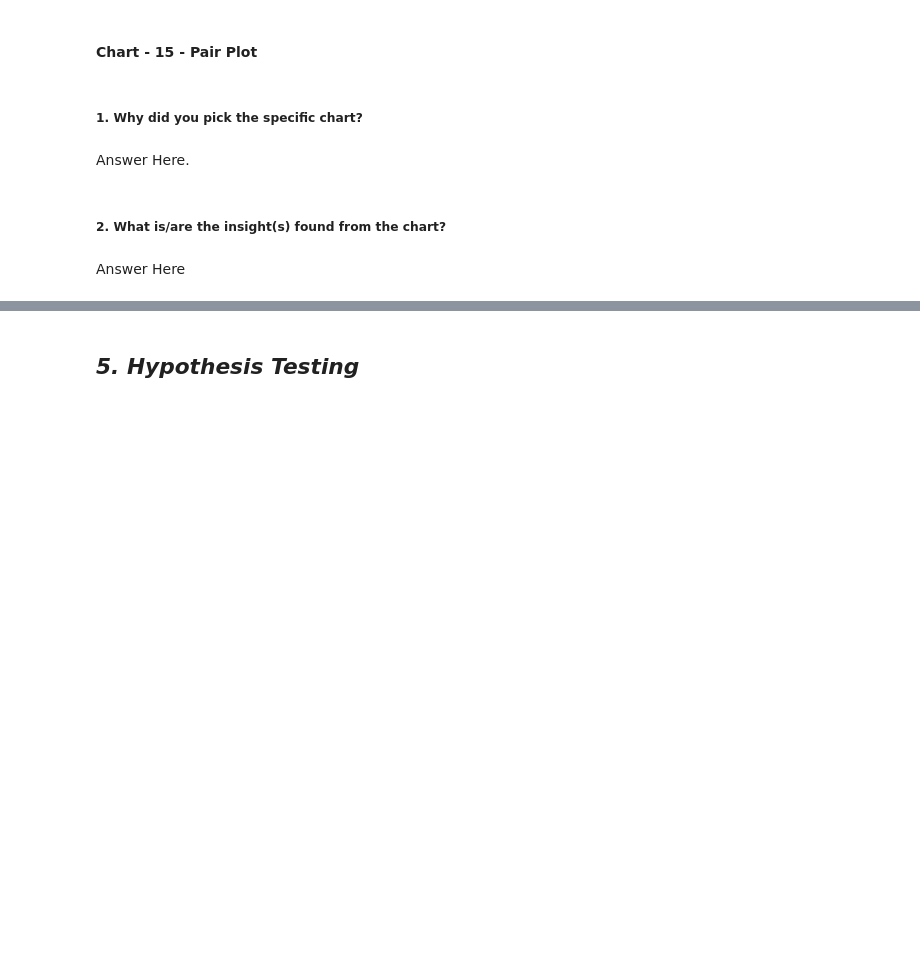
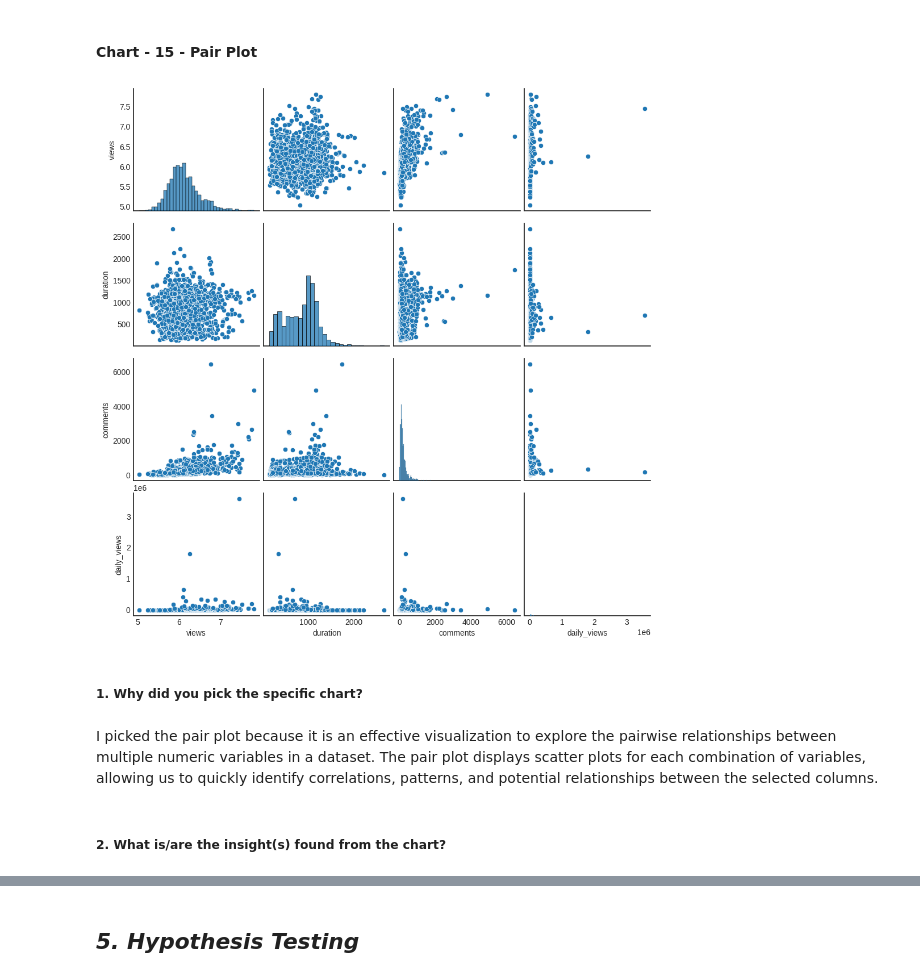
Before and after one commit to shubhamrai1318/TED_Talk_Views_Prediction, a Jupyter notebook: TED_Talk_Views_Prediction.ipynb, the cells around one changed output, grey strips where cells are left out. Cells and saved outputs as stored; diff of their text form; code cells hidden in the pictures; blank space fills up the shorter version.

Commit message:
Pair Plot (chart-15) completed

```diff
--- a/TED_Talk_Views_Prediction.ipynb
+++ b/TED_Talk_Views_Prediction.ipynb
@@ -1259,8 +1257,22 @@ Identify Key Relationships: By analyzing the heatmap, you can identify which var
+# %%
+# Pair Plot visualization code
+
+# Create a subset of columns to include in the pair plot
+columns_for_pair_plot = ['views', 'duration', 'comments', 'daily_views']
+
+# Select only the required columns from the DataFrame
+subset_df = df[columns_for_pair_plot]
+
+# Create the pair plot
+sns.pairplot(subset_df)
+
+# Display the pair plot
+plt.show()
+# %% [output]
+[figure, added]
 # %% [markdown]
 ##### 1. Why did you pick the specific chart?
-# %% [markdown]
-Answer Here.
+# %% [markdown]
+I picked the pair plot because it is an effective visualization to explore the pairwise relationships between multiple numeric variables in a dataset. The pair plot displays scatter plots for each combination of variables, allowing us to quickly identify correlations, patterns, and potential relationships between the selected columns.
 # %% [markdown]
 ##### 2. What is/are the insight(s) found from the chart?
-# %% [markdown]
-Answer Here
```
Also changed, not shown: parts of 2 cells of this notebook.
